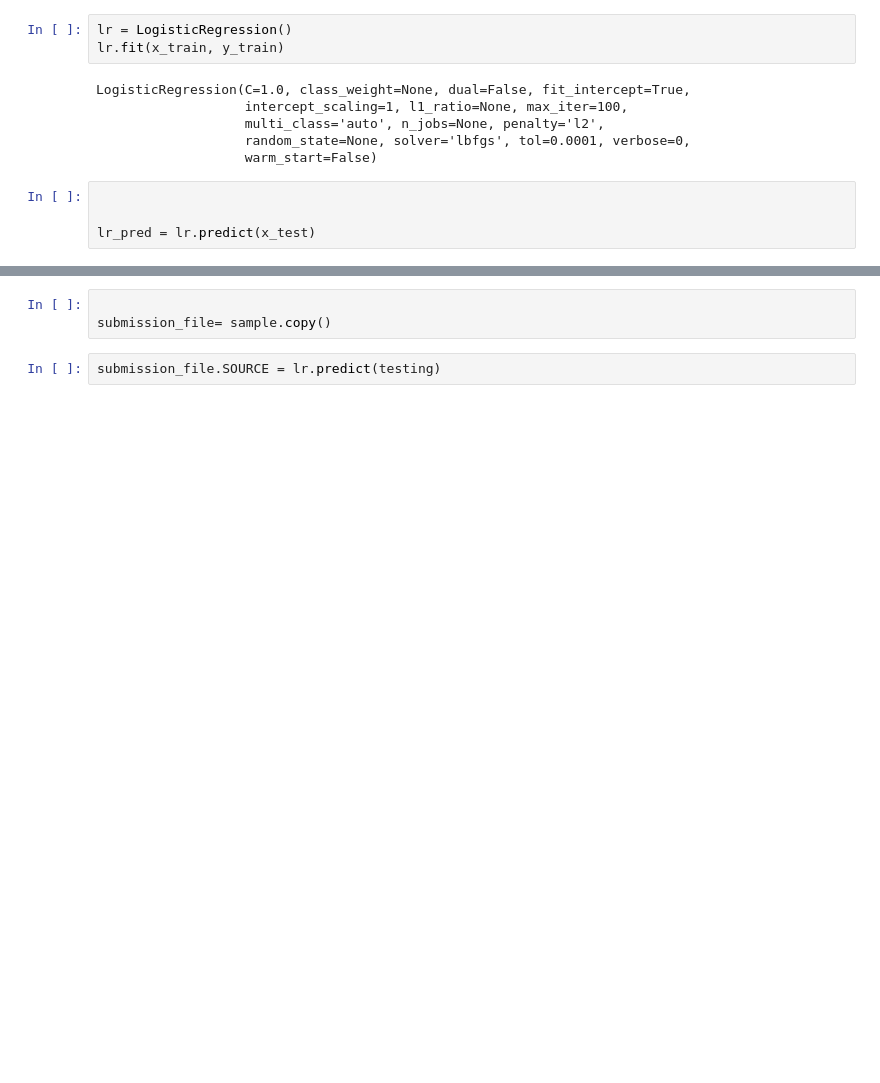
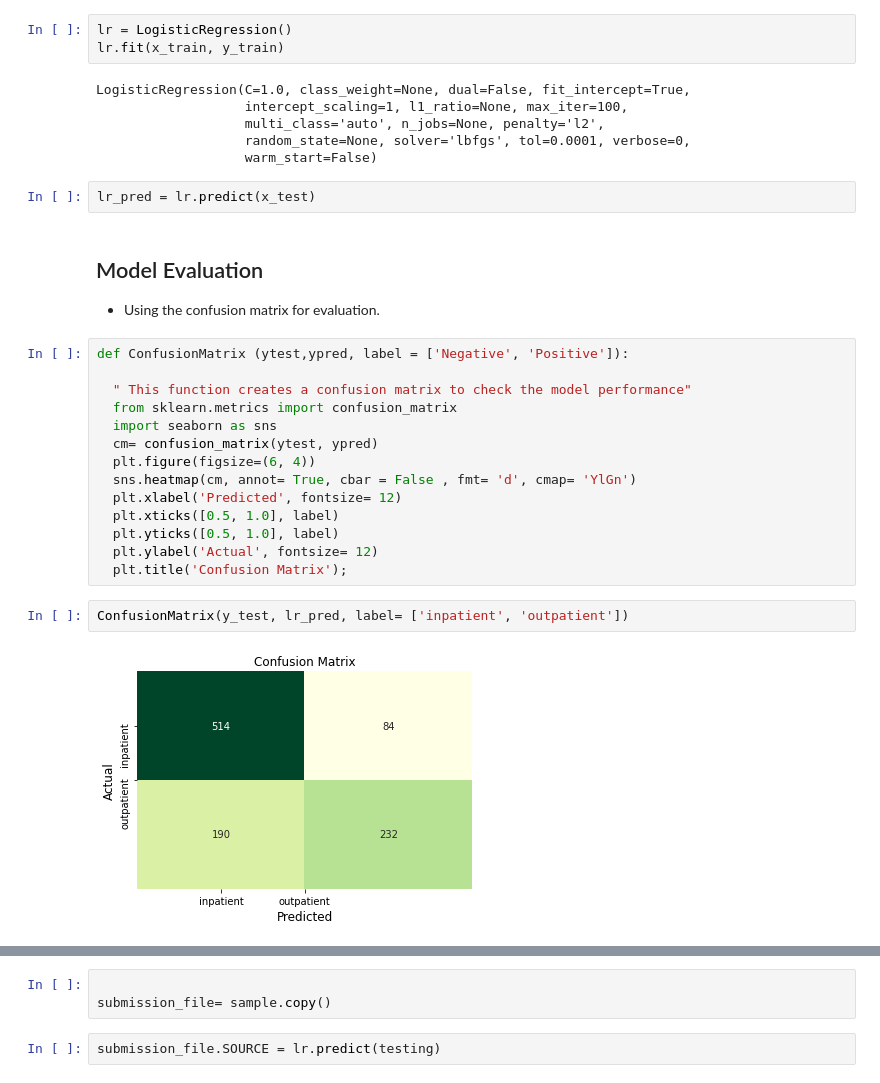
Before and after one commit to Olaoluwakiitan-Olabiyi/BMI-Calculator, a Jupyter notebook: dsn_kaggle_project.ipynb, the cells around one changed output, grey strips where cells are left out. Drawn from its saved outputs; the diff is of its cells as text; blank space fills up the shorter version.

```diff
--- a/dsn_kaggle_project.ipynb
+++ b/dsn_kaggle_project.ipynb
@@ -483,6 +534,26 @@ LogisticRegression(C=1.0, class_weight=None, dual=False, fit_intercept=True,
                    random_state=None, solver='lbfgs', tol=0.0001, verbose=0,
                    warm_start=False)
 # %%
-
-
 lr_pred = lr.predict(x_test)
+# %% [markdown]
+## Model Evaluation
+
+- Using the confusion matrix for evaluation.
+# %%
+def ConfusionMatrix (ytest,ypred, label = ['Negative', 'Positive']):
+
+  " This function creates a confusion matrix to check the model performance"
+  from sklearn.metrics import confusion_matrix
+  import seaborn as sns
+  cm= confusion_matrix(ytest, ypred)
+  plt.figure(figsize=(6, 4))
+  sns.heatmap(cm, annot= True, cbar = False , fmt= 'd', cmap= 'YlGn')
+  plt.xlabel('Predicted', fontsize= 12)
+  plt.xticks([0.5, 1.0], label)
+  plt.yticks([0.5, 1.0], label)
+  plt.ylabel('Actual', fontsize= 12)
+  plt.title('Confusion Matrix');
+# %%
+ConfusionMatrix(y_test, lr_pred, label= ['inpatient', 'outpatient'])
+# %% [output]
+[figure, added]
```
Also changed, not shown: parts of 91 cells of this notebook.
